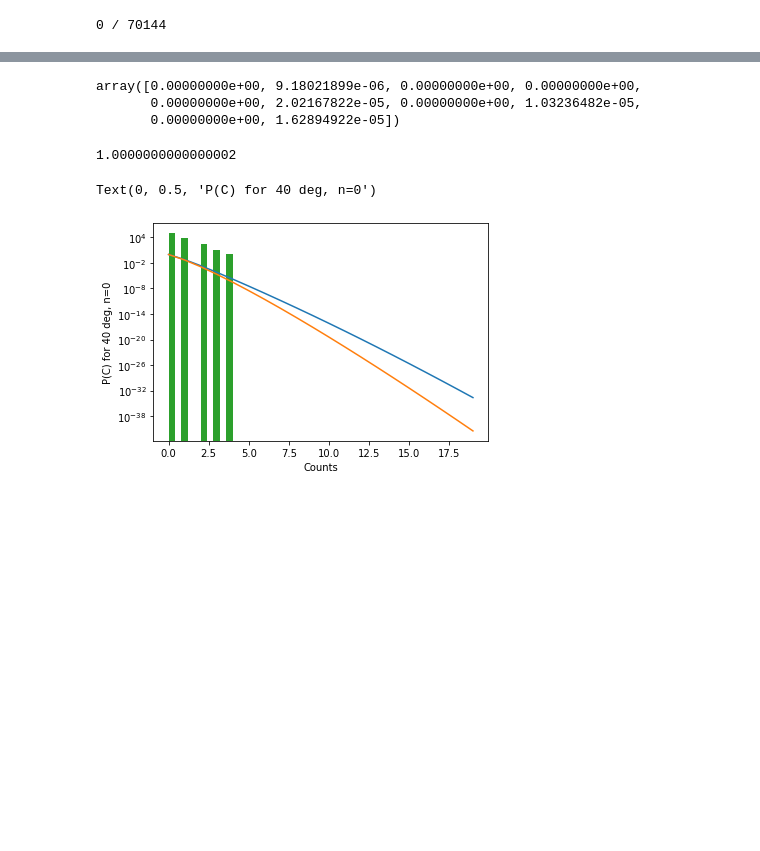
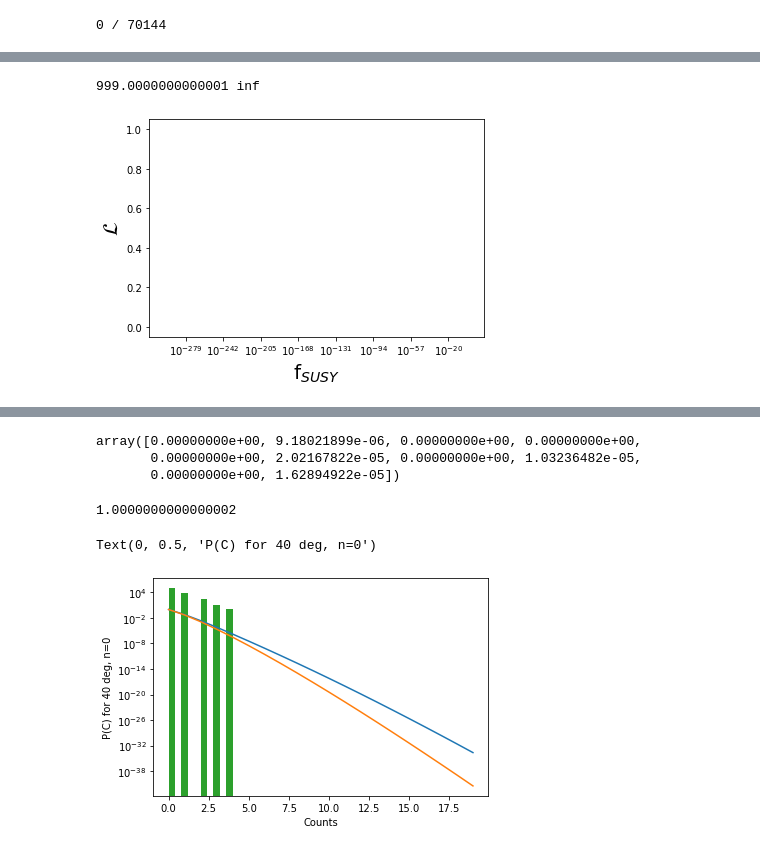
Before and after one commit to runburg/dm_gal_substructure, a Jupyter notebook: n0_skymaps.ipynb, the cells around one changed output, grey strips where cells are left out. Saved outputs shown, nothing was run; the diff lists cells and outputs as text; code cells hidden in the pictures; blank space fills up the shorter version.

```diff
--- a/n0_skymaps.ipynb
+++ b/n0_skymaps.ipynb
@@ -233,0 +307,9 @@ np.mean(pixel_counts_poisson[good_indices]), np.sum(pixel_counts_poisson[good_in
+# %%
+importlib.reload(pd)
+import time
+start_time = time.time()
+num_search = 40
+fwimp_search = (np.log10(999), np.log10(1001), num_search)
+S, fwimps = pd.likelihood(p, psh, subcounts.astype(np.int16), fluxes, counts, fwimp_limits=fwimp_search)
+
+print('time per eval', (time.time() - start_time)/num_search)
@@ -233,0 +343,10 @@ np.mean(pixel_counts_poisson[good_indices]), np.sum(pixel_counts_poisson[good_in
+# %%
+fig, axs = plt.subplots()
+axs.plot(fwimps, np.exp(-0.5*(S - S.min())), color='xkcd:tangerine', label='P(C)')
+axs.set_xlabel(r'f$_{SUSY}$', fontsize=20)
+axs.set_xscale('log')
+axs.set_ylabel(r'$\mathcal{L}$', fontsize=20)
+print(fwimps[S.argmin()], S.min())
+# %% [output]
+999.0000000000001 inf
+[figure, added]
```
Also changed, not shown: parts of 21 cells of this notebook, 6 other files.
